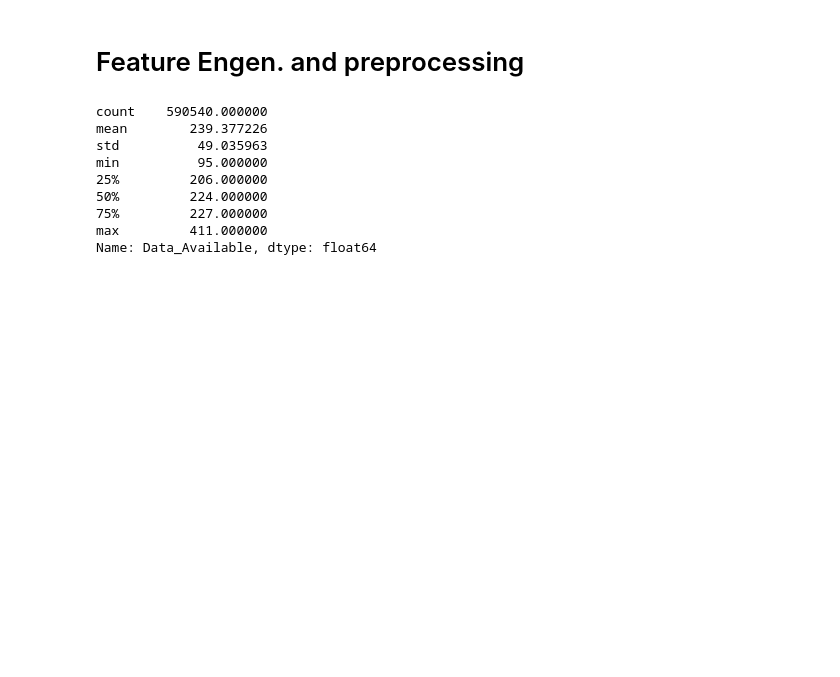
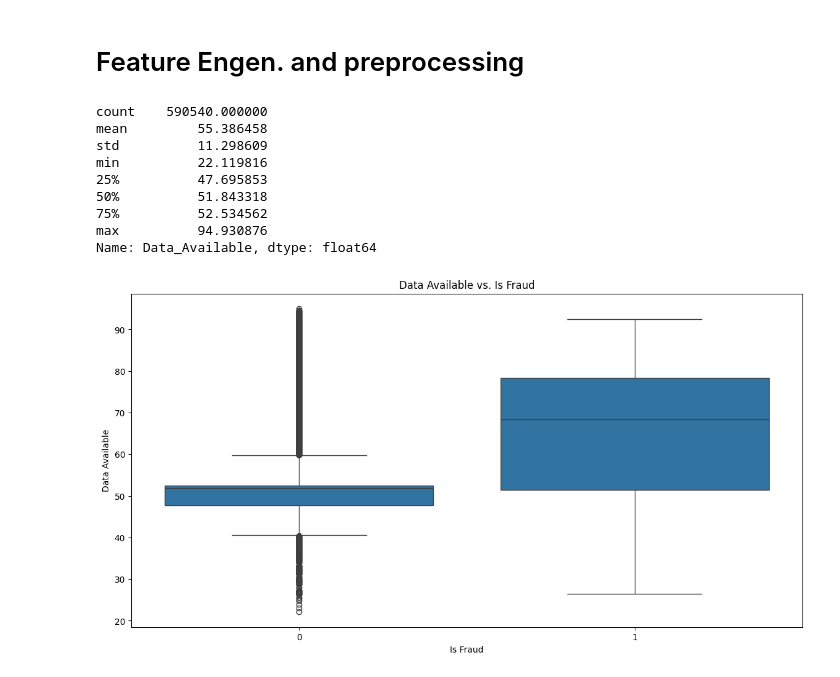
Before and after one commit to dev-S-t/Fraud_Detection, a Jupyter notebook: Clutch.ipynb, the cells around one changed output. Drawn from its saved outputs; the diff is of its cells as text; code cells hidden in the pictures; blank space fills up the shorter version.

```diff
--- a/Clutch.ipynb
+++ b/Clutch.ipynb
@@ -304,16 +303,25 @@ gc.collect()
 # %% [markdown]
 # Feature Engen. and preprocessing
 # %%
-train['Data_Available'] = train.notnull().sum(axis=1)
+train['Data_Available'] = (train.notnull().sum(axis=1)/434) * 100
 # %%
 train['Data_Available'].describe()
 # %% [output]
 count    590540.000000
-mean        239.377226
-std          49.035963
-min          95.000000
-25%         206.000000
-50%         224.000000
-75%         227.000000
-max         411.000000
+mean         55.386458
+std          11.298609
+min          22.119816
+25%          47.695853
+50%          51.843318
+75%          52.534562
+max          94.930876
 Name: Data_Available, dtype: float64
+# %%
+plt.figure(figsize=(14, 7))
+sns.boxplot(x='isFraud', y='Data_Available', data=train)
+plt.xlabel('Is Fraud')
+plt.ylabel('Data Available')
+plt.title('Data Available vs. Is Fraud')
+plt.show()
+# %% [output]
+[figure, added]
```
Also changed, not shown: parts of 3 cells of this notebook.
